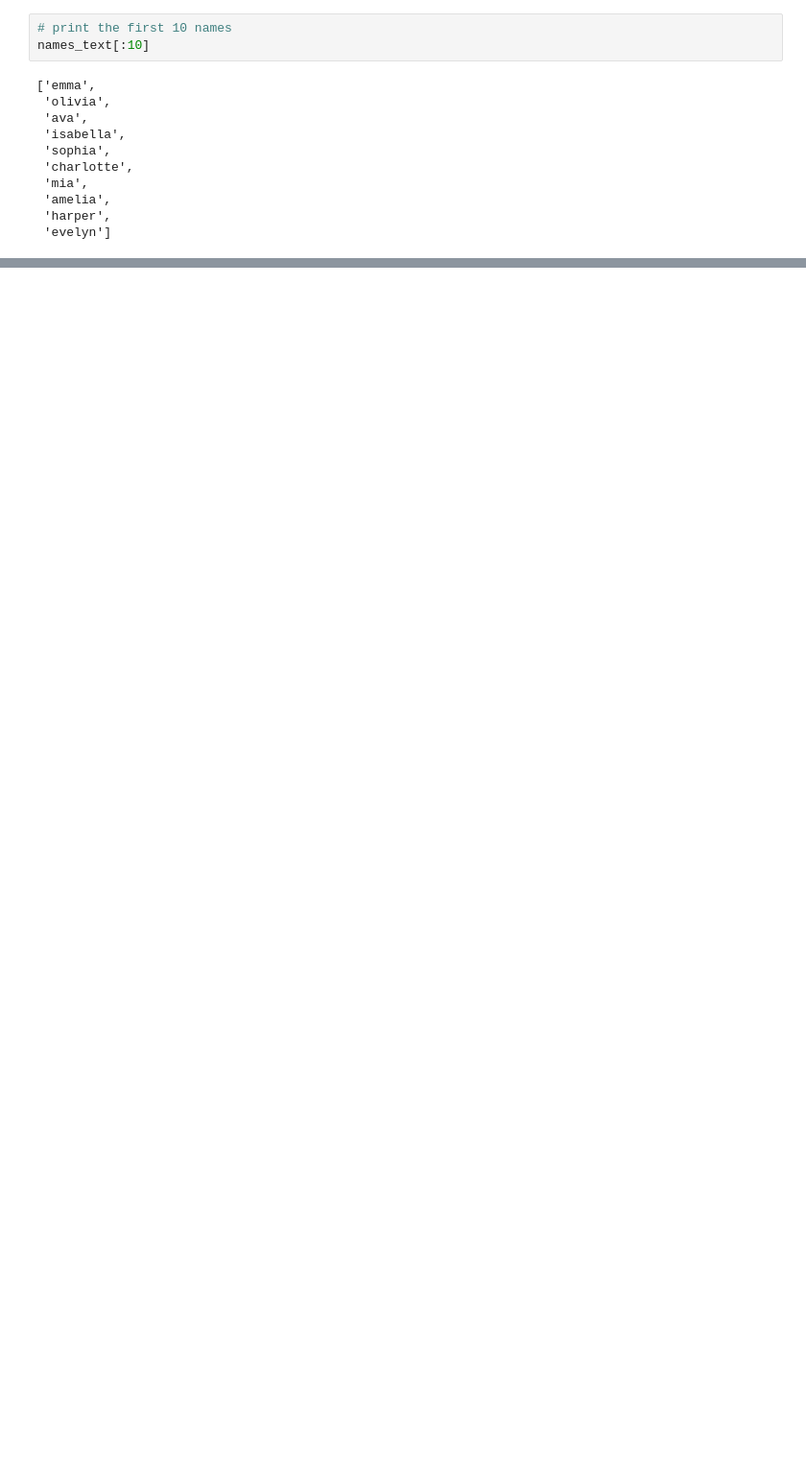
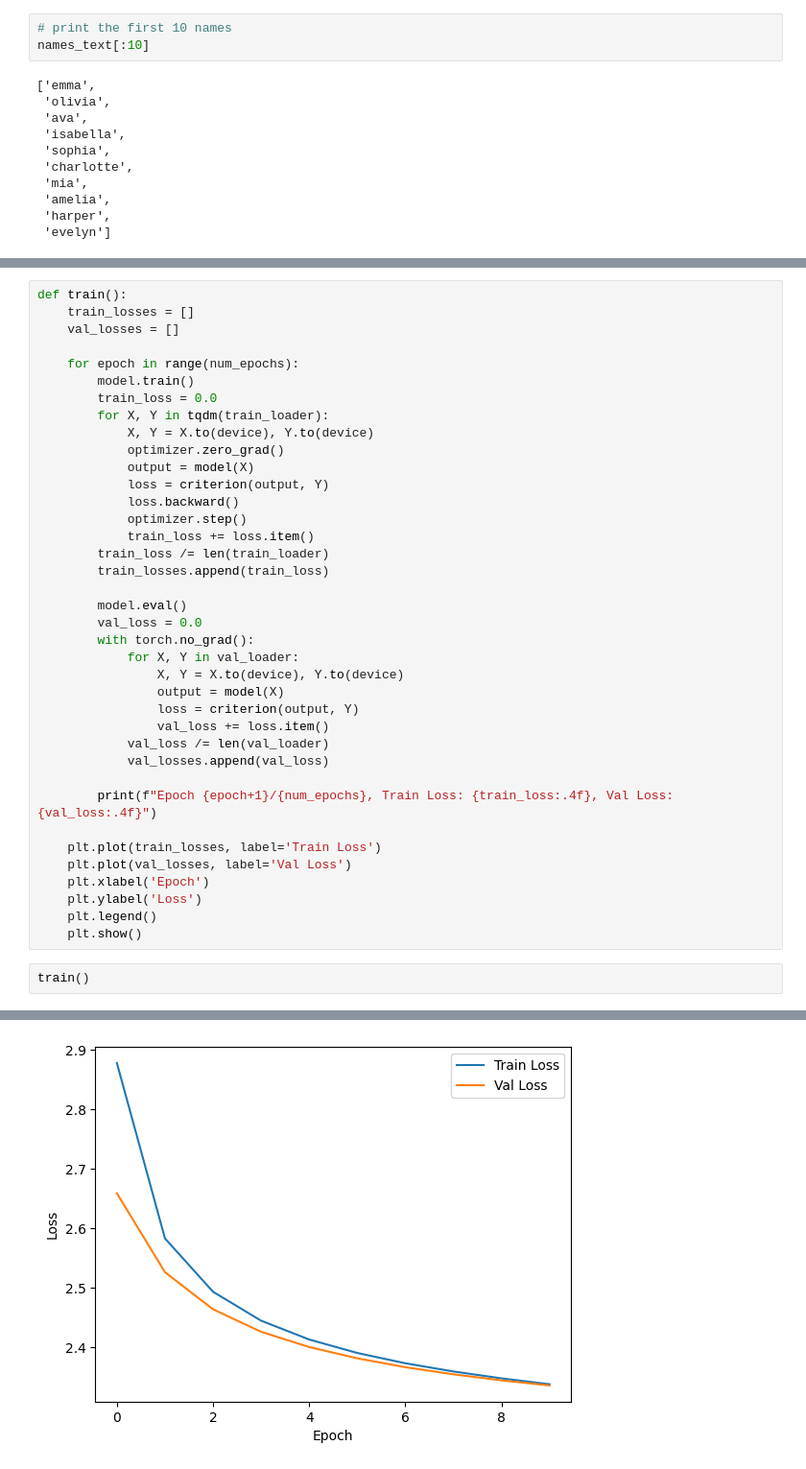
Before and after one commit to PathFinderKR/Neural-Networks, a Jupyter notebook: makemore.ipynb, the cells around one changed output, grey strips where cells are left out. Shown at 96% size. Saved outputs shown, nothing was run; the diff lists cells and outputs as text; blank space fills up the shorter version.

```diff
--- a/makemore.ipynb
+++ b/makemore.ipynb
@@ -106,0 +447,41 @@ names_text[:10]
+# %%
+def train():
+    train_losses = []
+    val_losses = []
+
+    for epoch in range(num_epochs):
+        model.train()
+        train_loss = 0.0
+        for X, Y in tqdm(train_loader):
+            X, Y = X.to(device), Y.to(device)
+            optimizer.zero_grad()
+            output = model(X)
+            loss = criterion(output, Y)
+            loss.backward()
+            optimizer.step()
+            train_loss += loss.item()
+        train_loss /= len(train_loader)
+        train_losses.append(train_loss)
+
+        model.eval()
+        val_loss = 0.0
+        with torch.no_grad():
+            for X, Y in val_loader:
+                X, Y = X.to(device), Y.to(device)
+                output = model(X)
+                loss = criterion(output, Y)
+                val_loss += loss.item()
+            val_loss /= len(val_loader)
+            val_losses.append(val_loss)
+
+        print(f"Epoch {epoch+1}/{num_epochs}, Train Loss: {train_loss:.4f}, Val Loss: {val_loss:.4f}")
+
+    plt.plot(train_losses, label='Train Loss')
+    plt.plot(val_losses, label='Val Loss')
+    plt.xlabel('Epoch')
+    plt.ylabel('Loss')
+    plt.legend()
+    plt.show()
+# %%
+train()
+# %% [output]
@@ -106,0 +498 @@ names_text[:10]
+[figure, added]
```
Also changed, not shown: parts of 54 cells of this notebook, 2 other files.
